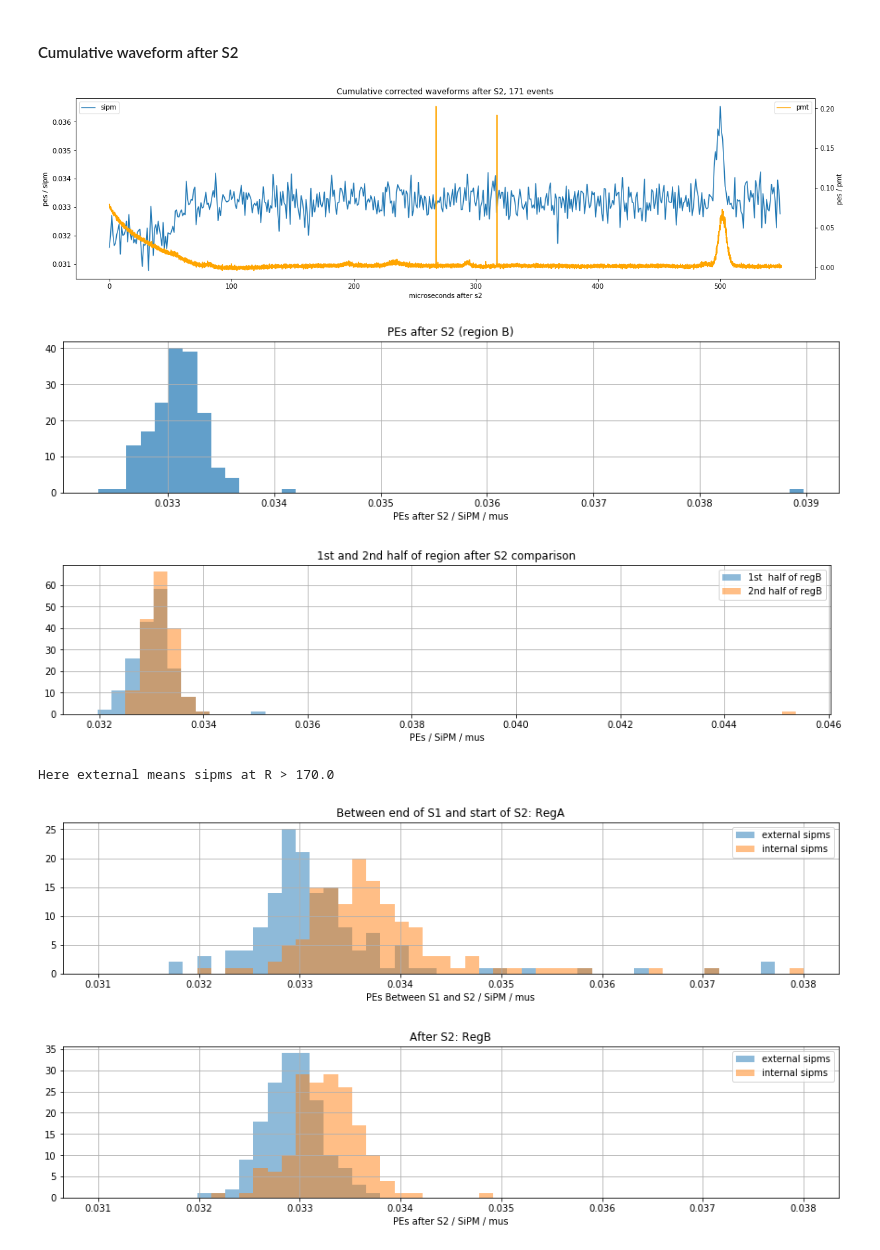
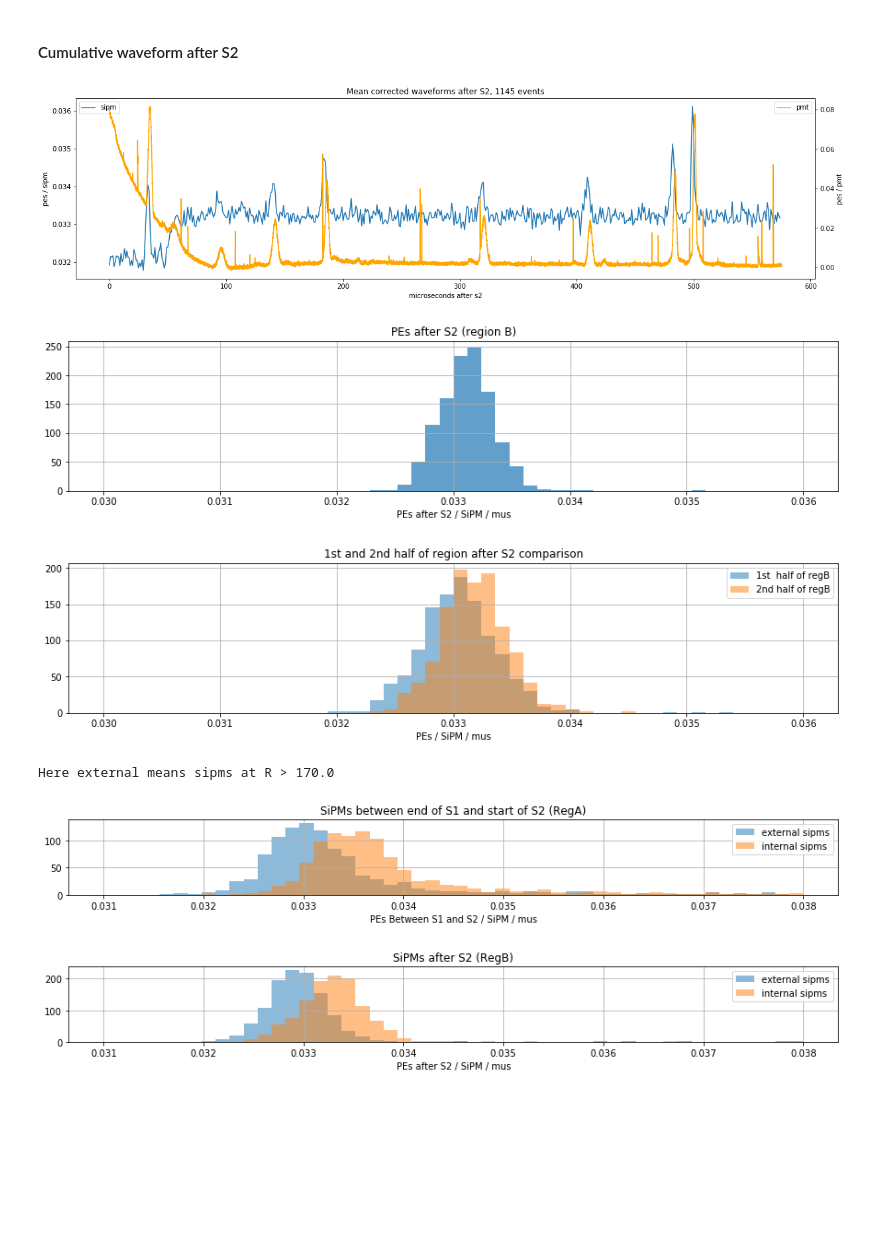
Before and after one commit to abotas/ICARO, a Jupyter notebook: icaro/Kryptonite/SiPMShowers.ipynb, the cells around one changed output. Saved outputs shown, nothing was run; the diff lists cells and outputs as text; code cells hidden in the pictures; blank space fills up the shorter version.

```diff
--- a/icaro/Kryptonite/SiPMShowers.ipynb
+++ b/icaro/Kryptonite/SiPMShowers.ipynb
@@ -132,13 +132,16 @@ thr    = ThresholdParams(thr_s1=3*units.pes,  thr_s2=1*units.pes,
                          thr_SIPM=30*units.adc)
 epm = EventPmaps(run_number, s1par, s2par, thr, verbose=False)
 # %%
-MEVTS          = 2000
+MEVTS          = 20000
 nsipm          = 1792
 npmt           = 11
 region_len_mus = 700
 
-Aswf     = np.zeros((nsipm, region_len_mus), dtype=np.float32)
-Bswf     = np.zeros((nsipm, region_len_mus), dtype=np.float32)
+sipm_sum     = np.zeros((nsipm, 1300), dtype=np.float32)
+pmt_sum      = np.zeros((npmt , 52000), dtype=np.float32)
+
+Aswf         = np.zeros((nsipm, region_len_mus), dtype=np.float32)
+Bswf         = np.zeros((nsipm, region_len_mus), dtype=np.float32)
 
 Aswf_pmt     = np.zeros((npmt, int(region_len_mus * units.mus / 25)), dtype=np.float32)
 Bswf_pmt     = np.zeros((npmt, int(region_len_mus * units.mus / 25)), dtype=np.float32)
@@ -194,6 +197,10 @@ for subrun in RWF_files:
         epm.find_s2()
         epm.find_s2si()
 
+        # Sum of whole waveforms
+        pmt_sum  += epm.CAL_PMT
+        sipm_sum += epm.sipm
+
         # Find A and B regions (ns)
         tbuf   = 1 * units.mus
         Atimes = np.array([epm.S1[0][0][-1] + tbuf, epm.S2[0][0][0] - tbuf], dtype=np.float32)
@@ -301,24 +344,32 @@ plt.show()
 # %%
 fig, ax1 = plt.subplots(figsize=(20,5))
 start = 0
-stop  = -150
-Bmeansum = Bswf    .sum(axis=0)[start                   :stop                     ] / float(pevts)
-Bms_pmt  = Bswf_pmt.sum(axis=0)[int(start * 1000 / 25.0): int(stop * 1000 / 25.0) ] / float(pevts)
-ax1.plot(range(len(Bmeansum[np.nonzero(Bmeansum)])), Bmeansum[np.nonzero(Bmeansum)] / float(nsipm), label='sipm')
+stop  = -125
+Bmeansum = Bswf    .mean(axis=0)[start                   :stop                     ] / float(pevts)
+Bms_pmt  = Bswf_pmt.mean(axis=0)[int(start * 1000 / 25.0): int(stop * 1000 / 25.0) ] / float(pevts)
+
+ax1.plot(range(len(Bmeansum[np.nonzero(Bmeansum)])),
+         Bmeansum[np.nonzero(Bmeansum)],
+         label='sipm')
+
 ax1.set_xlabel('microseconds after s2')
 ax1.set_ylabel('pes / sipm')
 ax1.legend(loc=2)
 ax2 = ax1.twinx()
-ax2.plot(np.array(range(len(Bms_pmt [np.nonzero(Bms_pmt) ]))) / 1.0e3*25, Bms_pmt [np.nonzero(Bms_pmt )] / float(npmt), c='orange', label='pmt' )
+
+ax2.plot(np.array(range(len(Bms_pmt [np.nonzero(Bms_pmt) ]))) / 1.0e3*25,
+         Bms_pmt [np.nonzero(Bms_pmt )],
+         c='orange', label='pmt' )
+
 ax2.set_ylabel('pes / pmt')
-plt.title('Cumulative corrected waveforms after S2, ' + str(len(At)) + ' events')
+plt.title('Mean corrected waveforms after S2, ' + str(len(At)) + ' events')
 ax2.legend()
 plt.show()
 # %% [output]
-[figure, old version]
+[figure, new version]
 # %%
 plt.figure(figsize=(15,3))
-plt.hist(Bpes.mean(axis=1) / Bt, bins = 50, alpha=.7)
+plt.hist(Bpes.mean(axis=1) / Bt, bins = 50, range=r, alpha=.7)
 plt.title('PEs after S2 (region B)')
 plt.xlabel('PEs after S2 / SiPM / mus')
 plt.grid(True)
@@ -328,43 +379,45 @@ binmin = min((Bspes / Bt * 2 / 1792).min(), (Bfpes / Bt * 2 / 1792).min())
 binmax = max((Bspes / Bt * 2 / 1792).max(), (Bfpes / Bt * 2 / 1792).max())
 normed=False
 plt.figure(figsize=(15,3))
-plt.hist(Bspes / Bt * 2 / 1792, bins=50, normed=normed, range=(binmin, binmax), alpha=.5, label='1st  half of regB')
-plt.hist(Bfpes / Bt * 2 / 1792, bins=50, normed=normed, range=(binmin, binmax), alpha=.5, label='2nd half of regB')
+#r = binmin, binmax
+r = .03, .036
+plt.hist(Bspes / Bt * 2 / 1792, bins=50, normed=normed, range=r, alpha=.5, label='1st  half of regB')
+plt.hist(Bfpes / Bt * 2 / 1792, bins=50, normed=normed, range=r, alpha=.5, label='2nd half of regB')
 plt.grid(True)
 plt.title('1st and 2nd half of region after S2 comparison')
 plt.xlabel('PEs / SiPM / mus')
 plt.legend()
 plt.show()
 # %% [output]
-[figure, old version]
+[figure, new version]
-[figure, old version]
+[figure, new version]
 # %%
 print('Here external means sipms at R >', ext_t)
 binmin = min((Aint_pes[nza] / At[nza]).min(), (Aext_pes[nza] / At[nza]).min())
 binmax = max((Aint_pes[nza] / At[nza]).max(), (Aext_pes[nza] / At[nza]).max())
 binmin, binmax = (0.031, 0.038)
 normed=False
-plt.figure(figsize=(15,3))
+plt.figure(figsize=(15,1.5))
 plt.hist(Aext_pes[nza] / At[nza], bins=50, normed=normed, range=(binmin, binmax), alpha=.5, label='external sipms')
 plt.hist(Aint_pes[nza] / At[nza], bins=50, normed=normed, range=(binmin, binmax), alpha=.5, label='internal sipms')
 plt.grid(True)
-plt.title('Between end of S1 and start of S2: RegA')
+plt.title('SiPMs between end of S1 and start of S2 (RegA)')
 plt.xlabel('PEs Between S1 and S2 / SiPM / mus')
 plt.legend()
 plt.show()
 
 #binmin = min((Bext_pes / Bt).min(), (Bint_pes / Bt).min())
 #binmax = max((Bext_pes / Bt).max(), (Bint_pes / Bt).max())
 normed=False
-plt.figure(figsize=(15,3))
+plt.figure(figsize=(15,1.5))
 plt.hist(Bext_pes / Bt, bins=50, normed=normed, range=(binmin, binmax), alpha=.5, label='external sipms')
 plt.hist(Bint_pes / Bt, bins=50, normed=normed, range=(binmin, binmax), alpha=.5, label='internal sipms')
 plt.grid(True)
-plt.title('After S2: RegB')
+plt.title('SiPMs after S2 (RegB)')
 plt.xlabel('PEs after S2 / SiPM / mus')
 plt.legend()
 plt.show()
 # %% [output]
 Here external means sipms at R > 170.0
-[figure, old version]
+[figure, new version]
-[figure, old version]
+[figure, new version]
```
Also changed, not shown: parts of 7 cells of this notebook, 1 other file.
